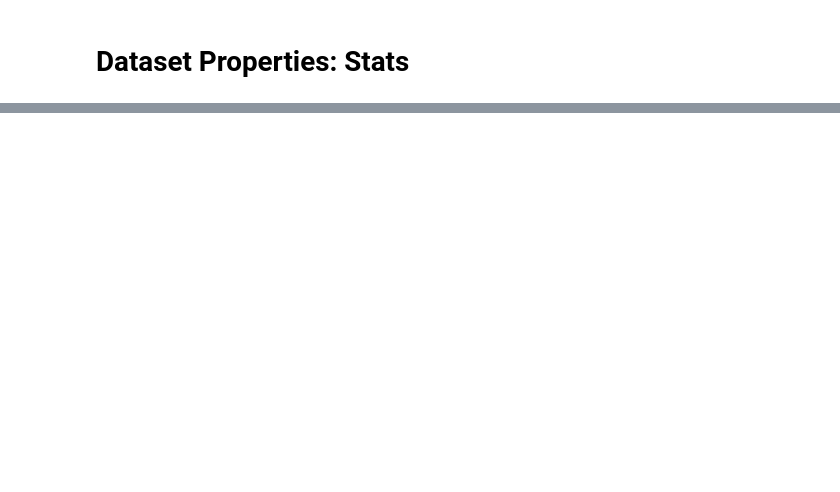
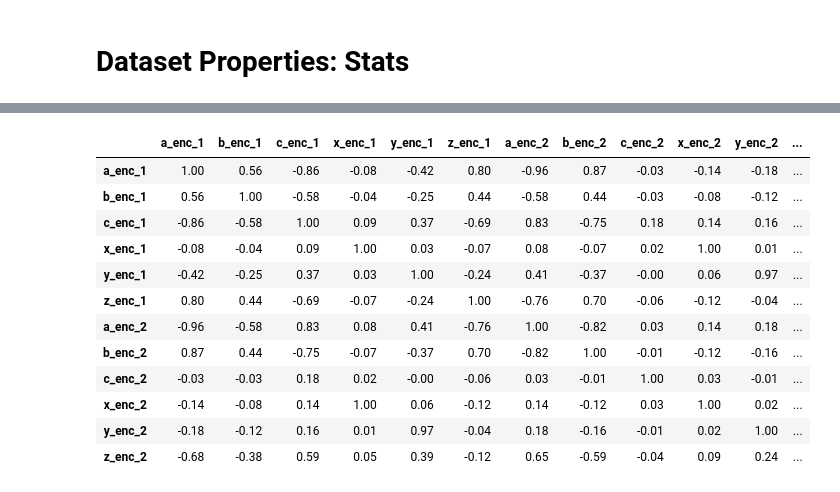
Before and after one commit to aumyfarhan/robot_force_prediction, a Jupyter notebook: Exploratory_Data_Analysis.ipynb, the cells around one changed output, grey strips where cells are left out. Cells and saved outputs as stored; diff of their text form; code cells hidden in the pictures; blank space fills up the shorter version.

```diff
--- a/Exploratory_Data_Analysis.ipynb
+++ b/Exploratory_Data_Analysis.ipynb
@@ -135,0 +219,16 @@ data_4.describe()
+# %%
+feature_feature_corr_4.style.background_gradient(cmap='coolwarm').set_precision(2)
+# %% [output]
+|  | a_enc_1 | b_enc_1 | c_enc_1 | x_enc_1 | y_enc_1 | z_enc_1 | a_enc_2 | b_enc_2 | c_enc_2 | x_enc_2 | y_enc_2 | ... |
+| a_enc_1 | 1.00 | 0.56 | -0.86 | -0.08 | -0.42 | 0.80 | -0.96 | 0.87 | -0.03 | -0.14 | -0.18 | ... |
+| b_enc_1 | 0.56 | 1.00 | -0.58 | -0.04 | -0.25 | 0.44 | -0.58 | 0.44 | -0.03 | -0.08 | -0.12 | ... |
+| c_enc_1 | -0.86 | -0.58 | 1.00 | 0.09 | 0.37 | -0.69 | 0.83 | -0.75 | 0.18 | 0.14 | 0.16 | ... |
+| x_enc_1 | -0.08 | -0.04 | 0.09 | 1.00 | 0.03 | -0.07 | 0.08 | -0.07 | 0.02 | 1.00 | 0.01 | ... |
+| y_enc_1 | -0.42 | -0.25 | 0.37 | 0.03 | 1.00 | -0.24 | 0.41 | -0.37 | -0.00 | 0.06 | 0.97 | ... |
+| z_enc_1 | 0.80 | 0.44 | -0.69 | -0.07 | -0.24 | 1.00 | -0.76 | 0.70 | -0.06 | -0.12 | -0.04 | ... |
+| a_enc_2 | -0.96 | -0.58 | 0.83 | 0.08 | 0.41 | -0.76 | 1.00 | -0.82 | 0.03 | 0.14 | 0.18 | ... |
+| b_enc_2 | 0.87 | 0.44 | -0.75 | -0.07 | -0.37 | 0.70 | -0.82 | 1.00 | -0.01 | -0.12 | -0.16 | ... |
+| c_enc_2 | -0.03 | -0.03 | 0.18 | 0.02 | -0.00 | -0.06 | 0.03 | -0.01 | 1.00 | 0.03 | -0.01 | ... |
+| x_enc_2 | -0.14 | -0.08 | 0.14 | 1.00 | 0.06 | -0.12 | 0.14 | -0.12 | 0.03 | 1.00 | 0.02 | ... |
+| y_enc_2 | -0.18 | -0.12 | 0.16 | 0.01 | 0.97 | -0.04 | 0.18 | -0.16 | -0.01 | 0.02 | 1.00 | ... |
+| z_enc_2 | -0.68 | -0.38 | 0.59 | 0.05 | 0.39 | -0.12 | 0.65 | -0.59 | -0.04 | 0.09 | 0.24 | ... |
```
Also changed, not shown: parts of 25 cells of this notebook.
